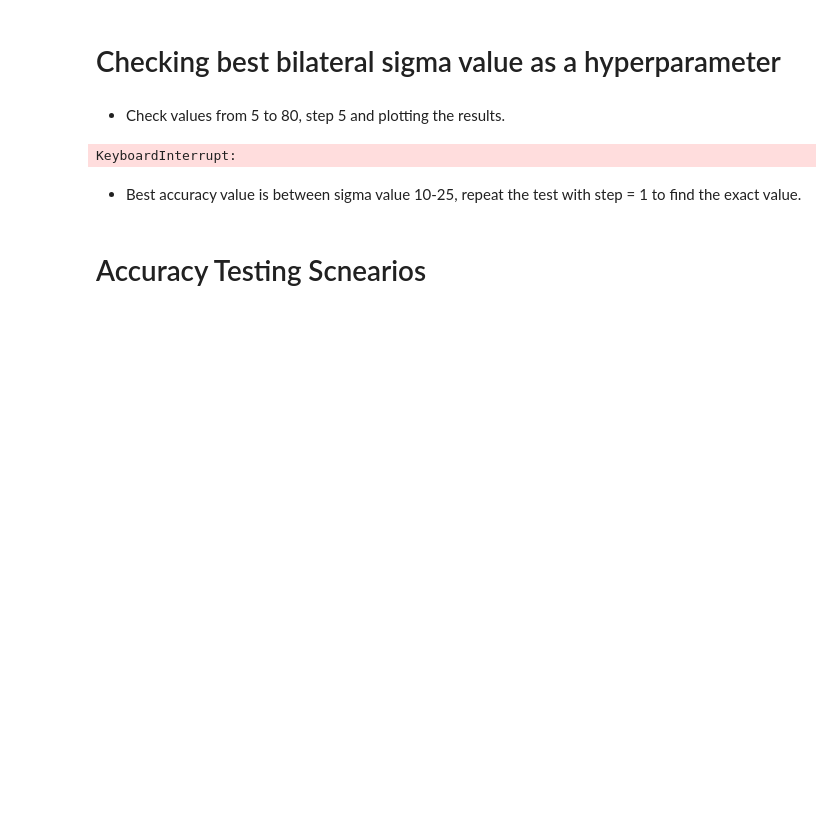
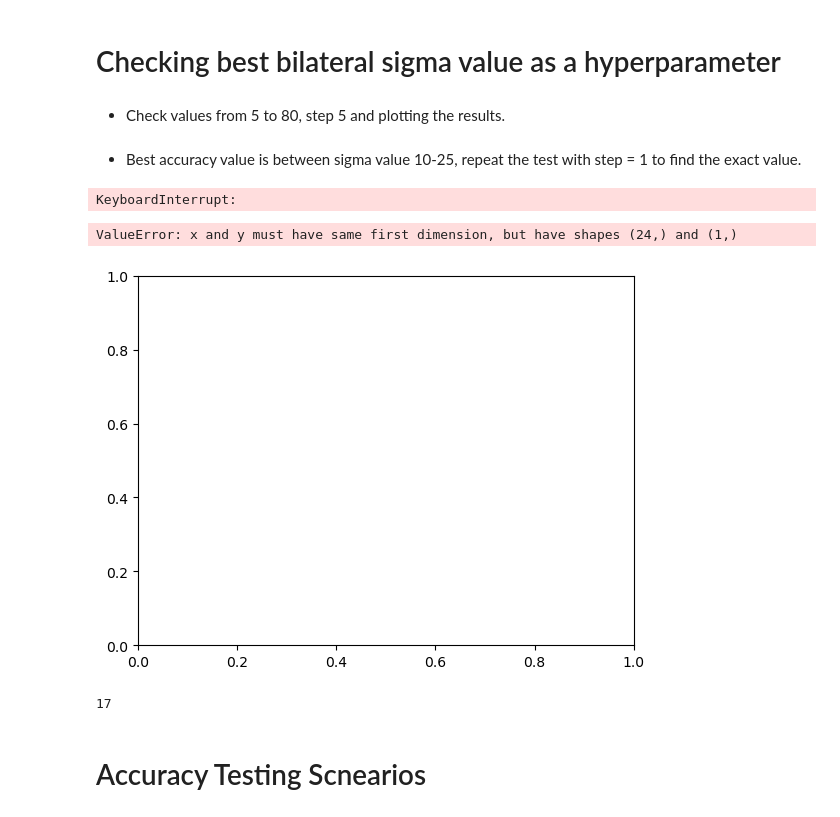
Before and after one commit to youssefg7/CSE483-Major-Task, a Jupyter notebook: trial-youssef format1only test.ipynb, the cells around one changed output. Saved outputs shown, nothing was run; the diff lists cells and outputs as text; code cells hidden in the pictures; blank space fills up the shorter version.

```diff
--- a/trial-youssef format1only test.ipynb
+++ b/trial-youssef format1only test.ipynb
@@ -428,24 +432,10 @@ train_labels = train_labels_all
 train_boxes = train_boxes_all
 # %% [markdown]
 - Check values from 5 to 80, step 5 and plotting the results.
-# %%
-all_acc = []
-x = [i for i in range(5, 85, 5)]
-for i in range(5, 85, 5):
-    acc, foundCount = getAllIOUAccuracy(train_images, train_boxes, i)
-    all_acc.append(acc)
-plt.plot(x, all_acc)
-plt.title("Effect of Bilateral Sigma on Accuracy")
-plt.ylabel("Accuracy(%)")
-plt.xlabel("Bilateral Sigma")
-plt.show()
-# %% [output]
-KeyboardInterrupt:
 # %% [markdown]
 - Best accuracy value is between sigma value 10-25, repeat the test with step = 1 to find the exact value.
 # %%
 all_acc = []
-x = [i for i in range(5, 11)]
 mx = 0
 idx = 0
 for i in range(1, 25):
@@ -454,7 +444,7 @@ for i in range(1, 25):
     if mx < acc:
         mx = acc
         idx = i
-
+x = [i for i in range(1, 25)]
 plt.plot(x, all_acc)
 plt.title("Effect of Bilateral Sigma on Accuracy (Zoomed in)")
 plt.ylabel("Accuracy(%)")
@@ -462,6 +452,24 @@ plt.xlabel("Bilateral Sigma")
 plt.show()
 print("Maximum Localization Accuracy obtained:",mx*100,"%")
 print("At bilateral sigma =",idx)
+# %% [output]
+KeyboardInterrupt:
+# %%
+x = [i for i in range(1, 25)]
+plt.plot(x, all_acc)
+plt.title("Effect of Bilateral Sigma on Accuracy (Zoomed in)")
+plt.ylabel("Accuracy(%)")
+plt.xlabel("Bilateral Sigma")
+plt.show()
+print("Maximum Localization Accuracy obtained:",mx*100,"%")
+print("At bilateral sigma =",idx)
+# %% [output]
+ValueError: x and y must have same first dimension, but have shapes (24,) and (1,)
+[figure, added]
+# %%
+idx
+# %% [output]
+17
 # %% [markdown]
 # Accuracy Testing Scnearios
 # %% [markdown]
```
Also changed, not shown: parts of 8 cells of this notebook, 15 other files.
